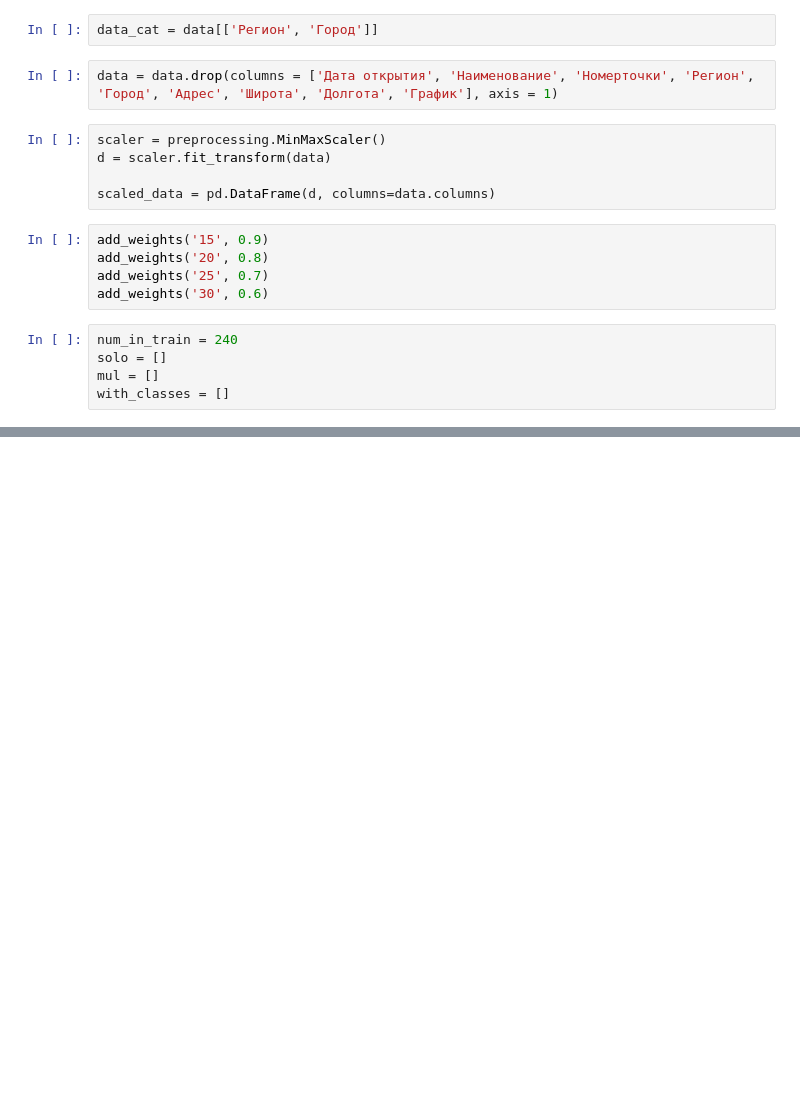
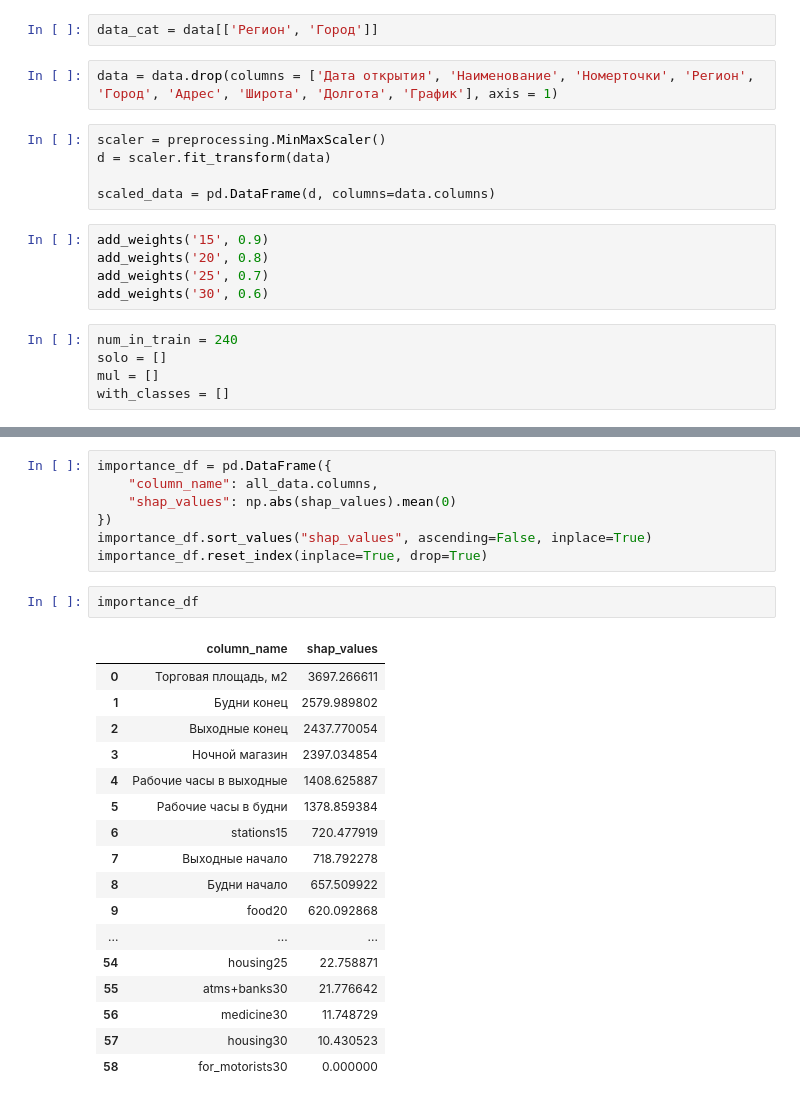
Before and after one commit to MADE-final-project/Task_2, a Jupyter notebook: notebooks/final_model.ipynb, the cells around one changed output, grey strips where cells are left out. Cells and saved outputs as stored; diff of their text form; blank space fills up the shorter version.

```diff
--- a/notebooks/final_model.ipynb
+++ b/notebooks/final_model.ipynb
@@ -263,0 +314,27 @@ print(mean(with_classes))
+# %%
+importance_df = pd.DataFrame({
+    "column_name": all_data.columns,
+    "shap_values": np.abs(shap_values).mean(0)
+})
+importance_df.sort_values("shap_values", ascending=False, inplace=True)
+importance_df.reset_index(inplace=True, drop=True)
+# %%
+importance_df
+# %% [output]
+|  | column_name | shap_values |
+| 0 | Торговая площадь, м2 | 3697.266611 |
+| 1 | Будни конец | 2579.989802 |
+| 2 | Выходные конец | 2437.770054 |
+| 3 | Ночной магазин | 2397.034854 |
+| 4 | Рабочие часы в выходные | 1408.625887 |
+| 5 | Рабочие часы в будни | 1378.859384 |
+| 6 | stations15 | 720.477919 |
+| 7 | Выходные начало | 718.792278 |
+| 8 | Будни начало | 657.509922 |
+| 9 | food20 | 620.092868 |
+| ... | ... | ... |
+| 54 | housing25 | 22.758871 |
+| 55 | atms+banks30 | 21.776642 |
+| 56 | medicine30 | 11.748729 |
+| 57 | housing30 | 10.430523 |
+| 58 | for_motorists30 | 0.000000 |
```
Also changed, not shown: parts of 13 cells of this notebook, 2 other files.
